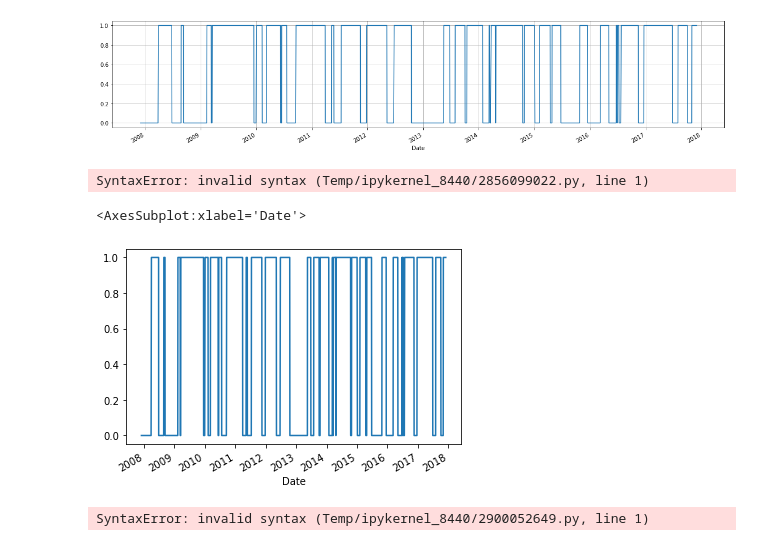
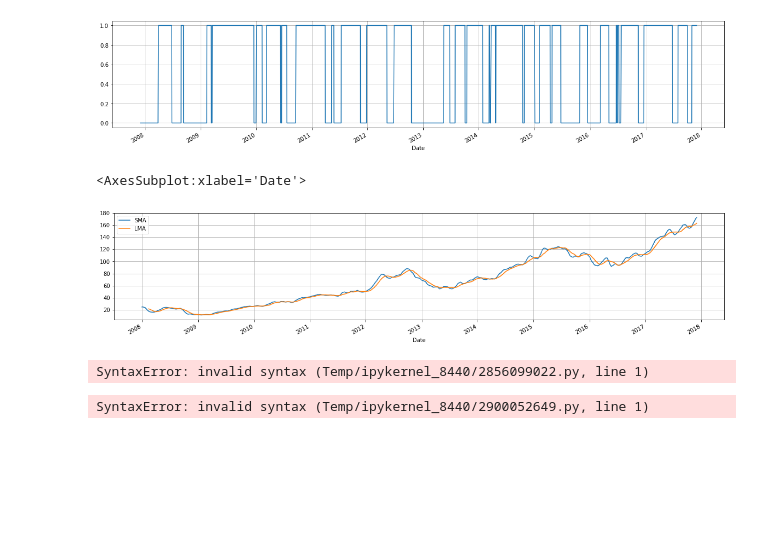
Before and after one commit to secmldev/macd, a Jupyter notebook: 301_macd_signal_line_development.ipynb, the cells around one changed output. Cells and saved outputs as stored; diff of their text form; code cells hidden in the pictures; blank space fills up the shorter version.

```diff
--- a/301_macd_signal_line_development.ipynb
+++ b/301_macd_signal_line_development.ipynb
@@ -250,6 +163,11 @@ data['short_long'].plot(grid=True, figsize=(20, 4))
 # %% [output]
 <AxesSubplot:xlabel='Date'>
 [figure]
+# %%
+data[['SMA', 'LMA']].plot(grid=True, figsize=(20, 4))
+# %% [output]
+<AxesSubplot:xlabel='Date'>
+[figure, added]
 # %%
 00000 111111 000000 11111111
 
@@ -258,11 +176,6 @@ diff
 00000 100000  -1 00000 1 00000000
 # %% [output]
 SyntaxError: invalid syntax (Temp/ipykernel_8440/2856099022.py, line 1)
-# %%
-data['short_long'].plot()
-# %% [output]
-<AxesSubplot:xlabel='Date'>
-[figure, removed]
 # %%
 1 1 1 1 1 1 0 0 0 0 0 0 0 0 1 1 1 1 1 1 1 1 1 1 0 0 0 0 0 0
 diff
```
Also changed, not shown: parts of 13 cells of this notebook, 17 other files.
